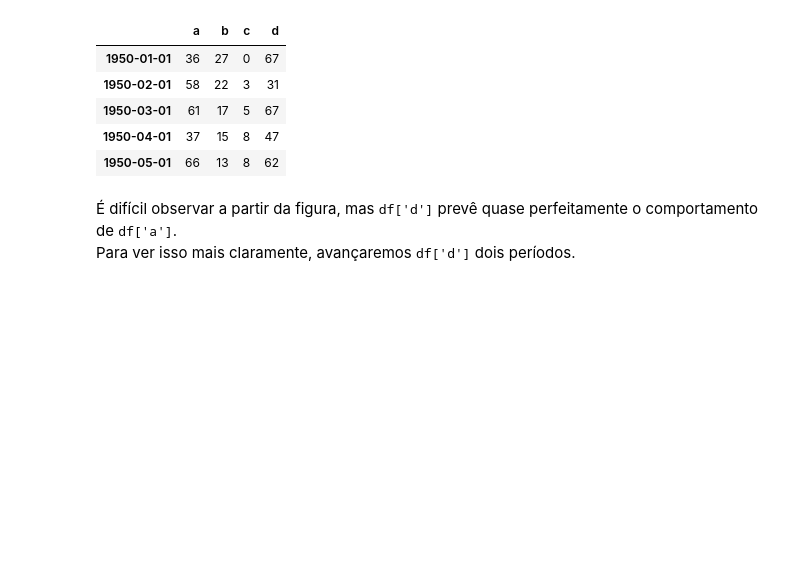
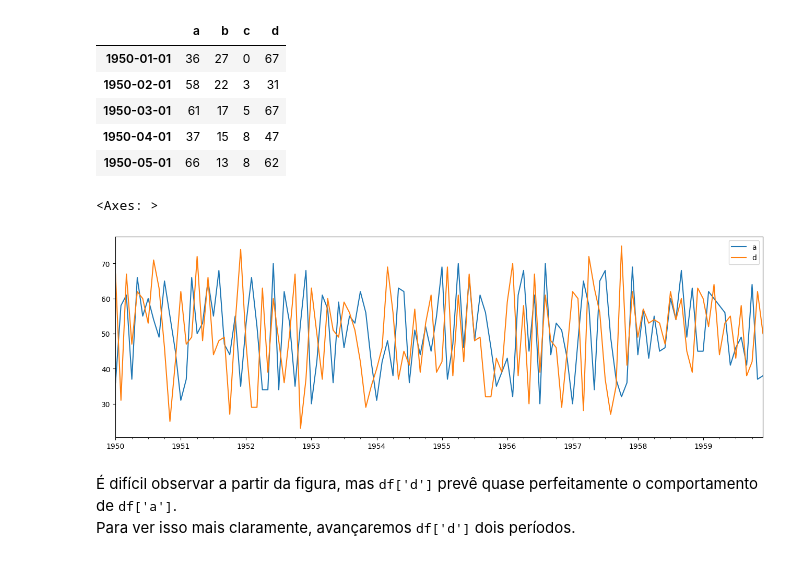
Before and after one commit to Kruzefiori/XPAD09_unifei_2025.1, a Jupyter notebook: Aula14.ipynb, the cells around one changed output. Cells and saved outputs as stored; diff of their text form; code cells hidden in the pictures; blank space fills up the shorter version.

```diff
--- a/Aula14.ipynb
+++ b/Aula14.ipynb
@@ -176,6 +180,11 @@ df3.head()
 | 1950-03-01 | 61 | 17 | 5 | 67 |
 | 1950-04-01 | 37 | 15 | 8 | 47 |
 | 1950-05-01 | 66 | 13 | 8 | 62 |
+# %%
+df3[['a' , 'd']].plot(figsize=(16,5))
+# %% [output]
+<Axes: >
+[figure, added]
 # %% [markdown]
 É difícil observar a partir da figura, mas <tt>df['d']</tt> prevê quase perfeitamente o comportamento de <tt>df['a']</tt>.<br>
 Para ver isso mais claramente, avançaremos <tt>df['d']</tt> dois períodos.
```
Also changed, not shown: parts of 13 cells of this notebook, 15 other files.
